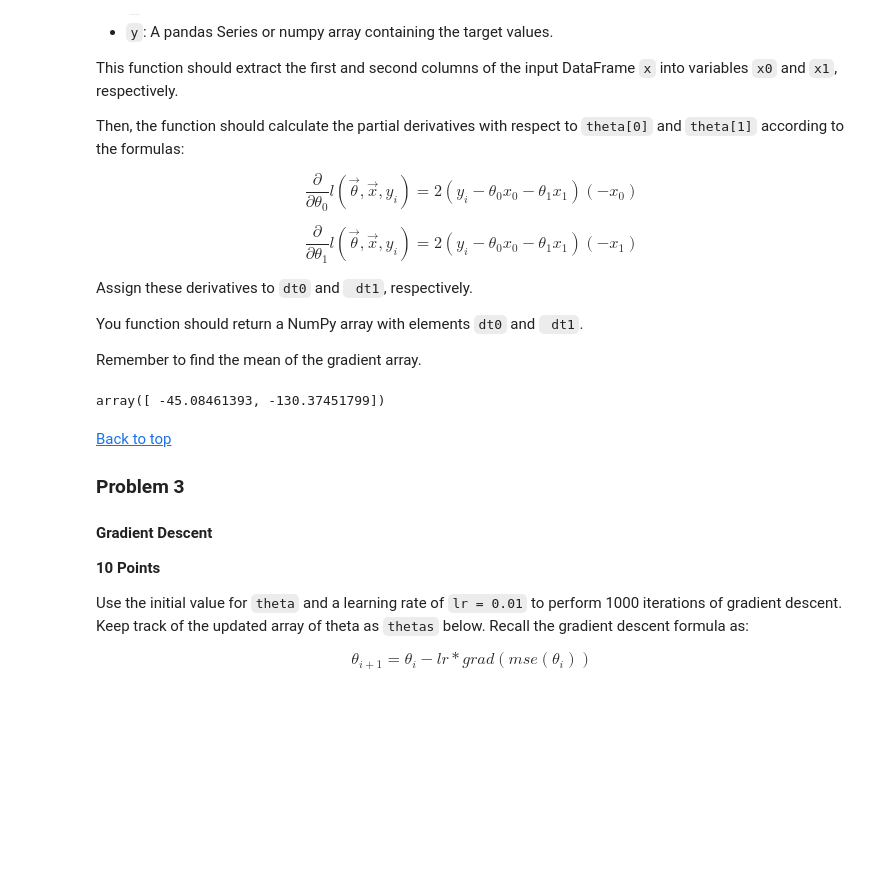
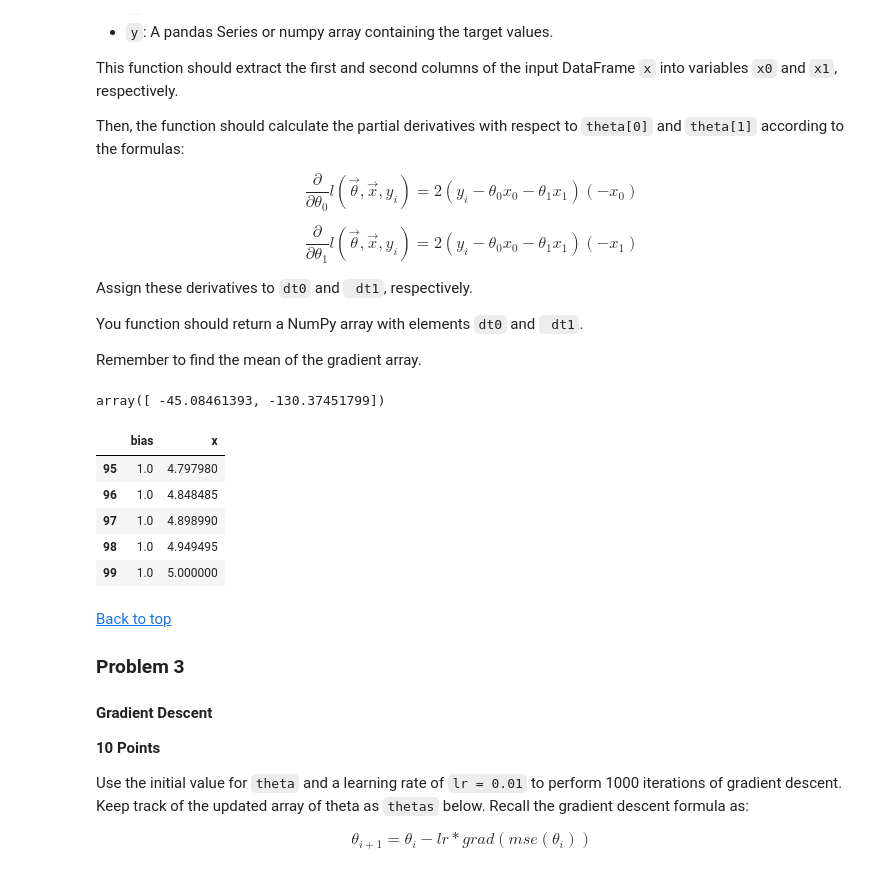
Before and after one commit to Subroy1/MSAI_AllPracticeModules, a Jupyter notebook: Module 15/Assignment15_2.ipynb, the cells around one changed output. Saved outputs shown, nothing was run; the diff lists cells and outputs as text; code cells hidden in the pictures; blank space fills up the shorter version.

```diff
--- a/Module 15/Assignment15_2.ipynb
+++ b/Module 15/Assignment15_2.ipynb
@@ -87,20 +87,39 @@ You function should return a NumPy array with elements `dt0` and ` dt1`.
 
 
 Remember to find the mean of the gradient array.
-# %%
-### GRADED
-# YOUR CODE HERE
-def mse_grad(theta, x, y):
-    x0=X.iloc[:,0]
-    x1=X.iloc[:,1]
-    dt0= 2*(y-(x0*theta[0])-(x1*theta[1])) * (-x0)
-    dt1=2*(y-(x0*theta[0])-(x1*theta[1])) * (-x1)
-    return  np.array([np.mean(dt0),np.mean(dt1)])
-
-# Answer check
-mse_grad(np.array([0, 0]), X, y)
-# %% [output]
-array([ -45.08461393, -130.37451799])
+# %%
+### GRADED
+#In Batch Gradient Descent, we indeed calculate the gradient (partial derivatives) of the loss function with respect
+#to each parameter for every single data point in the training set. Then, we average these individual gradients.
+
+# Each data point, when considered individually,
+# suggests a direction in which the parameters should be adjusted to reduce the loss for that specific data point.
+# By taking the mean of these gradients across all data points, we effectively get an 'average' direction that
+# represents the collective push from the entire dataset towards minimizing the overall loss function.
+# This aggregated gradient provides a more stable and accurate direction towards the global minimum (or a local minimum) of the cost function,
+# as it considers the 'consensus' of all data points rather than being swayed by individual ones.
+
+# YOUR CODE HERE
+def mse_grad(theta, x, y):
+    x0=x.iloc[:,0]
+    x1=x.iloc[:,1]
+    dt0= 2*(y-(x0*theta[0])-(x1*theta[1])) * (-x0)
+    dt1=2*(y-(x0*theta[0])-(x1*theta[1])) * (-x1)
+    return  np.array([np.mean(dt0),np.mean(dt1)])
+
+# Answer check
+mse_grad(np.array([0, 0]), X, y)
+# %% [output]
+array([ -45.08461393, -130.37451799])
+# %%
+X.tail()
+# %% [output]
+|  | bias | x |
+| 95 | 1.0 | 4.797980 |
+| 96 | 1.0 | 4.848485 |
+| 97 | 1.0 | 4.898990 |
+| 98 | 1.0 | 4.949495 |
+| 99 | 1.0 | 5.000000 |
 # %% [markdown]
 [Back to top](#-Index)
 
```
Also changed, not shown: parts of 4 cells of this notebook.
